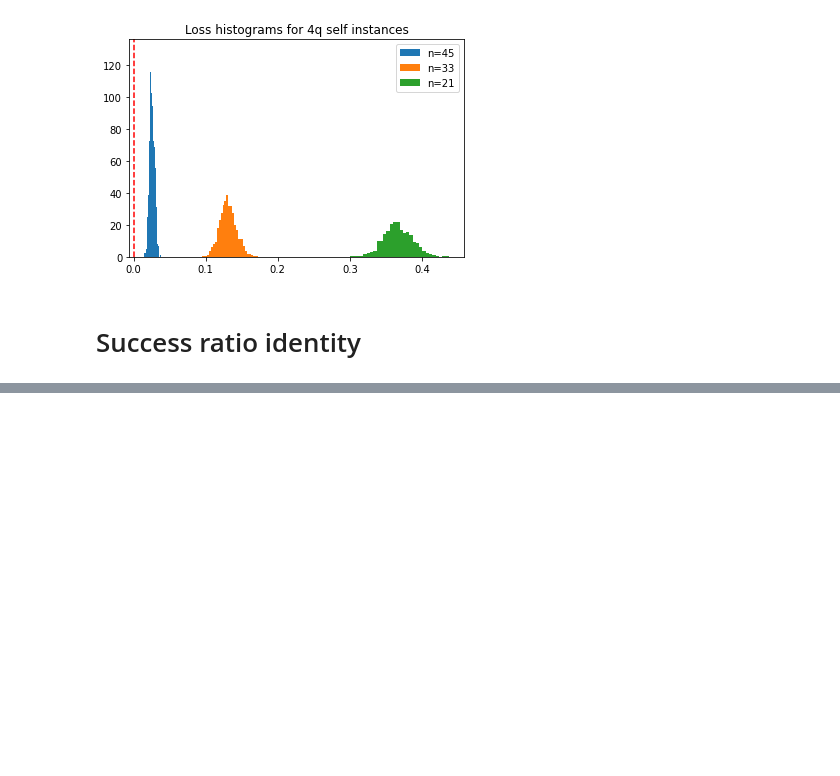
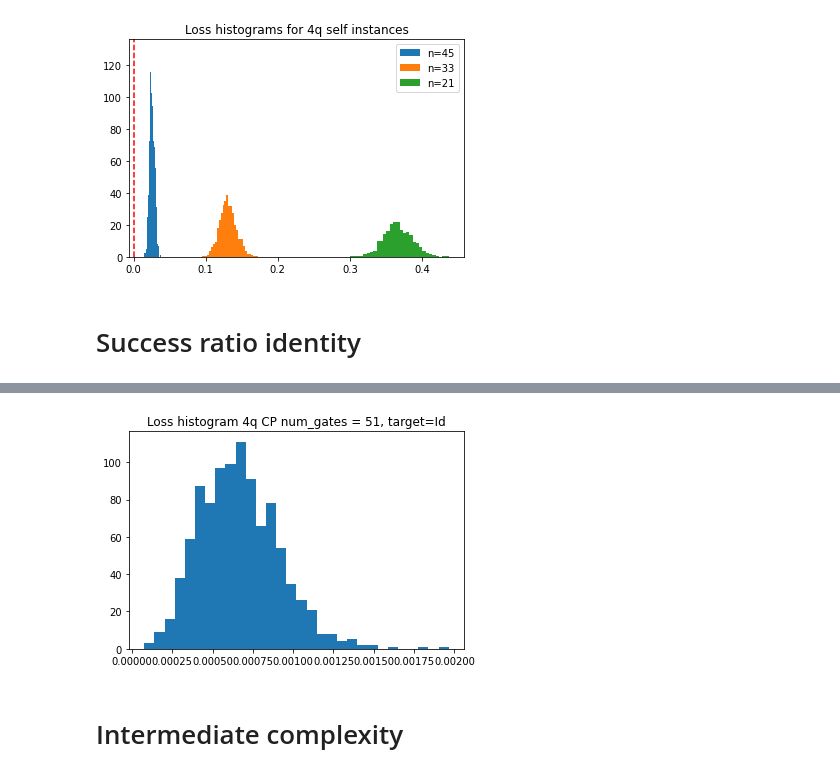
Before and after one commit to idnm/quantum_traps, a Jupyter notebook: experiments.ipynb, the cells around one changed output, grey strips where cells are left out. Saved outputs shown, nothing was run; the diff lists cells and outputs as text; code cells hidden in the pictures; blank space fills up the shorter version.

```diff
--- a/experiments.ipynb
+++ b/experiments.ipynb
@@ -423,0 +70,9 @@ def loss()
+# %%
+num_gates = 51
+plt.hist(np.array(cp_identity.results[num_gates, 0].all_best_losses), bins=30);
+plt.title(f'Loss histogram 4q CP num_gates = {num_gates}, target=Id');
+plt.savefig(figpath+'id_loss_hist')
+# %% [output]
+[figure, added]
+# %% [markdown]
+# Intermediate complexity
```
Also changed, not shown: parts of 61 cells of this notebook, 3 other files.
